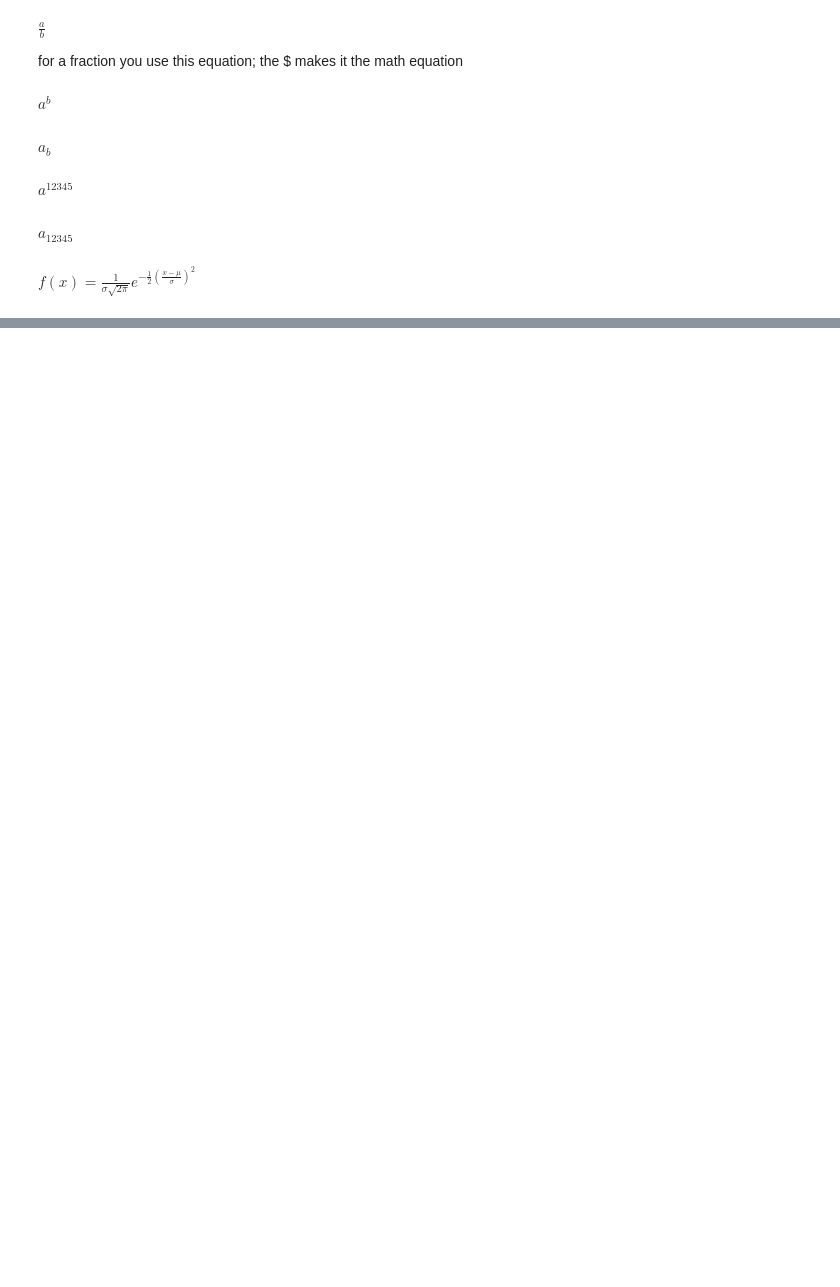
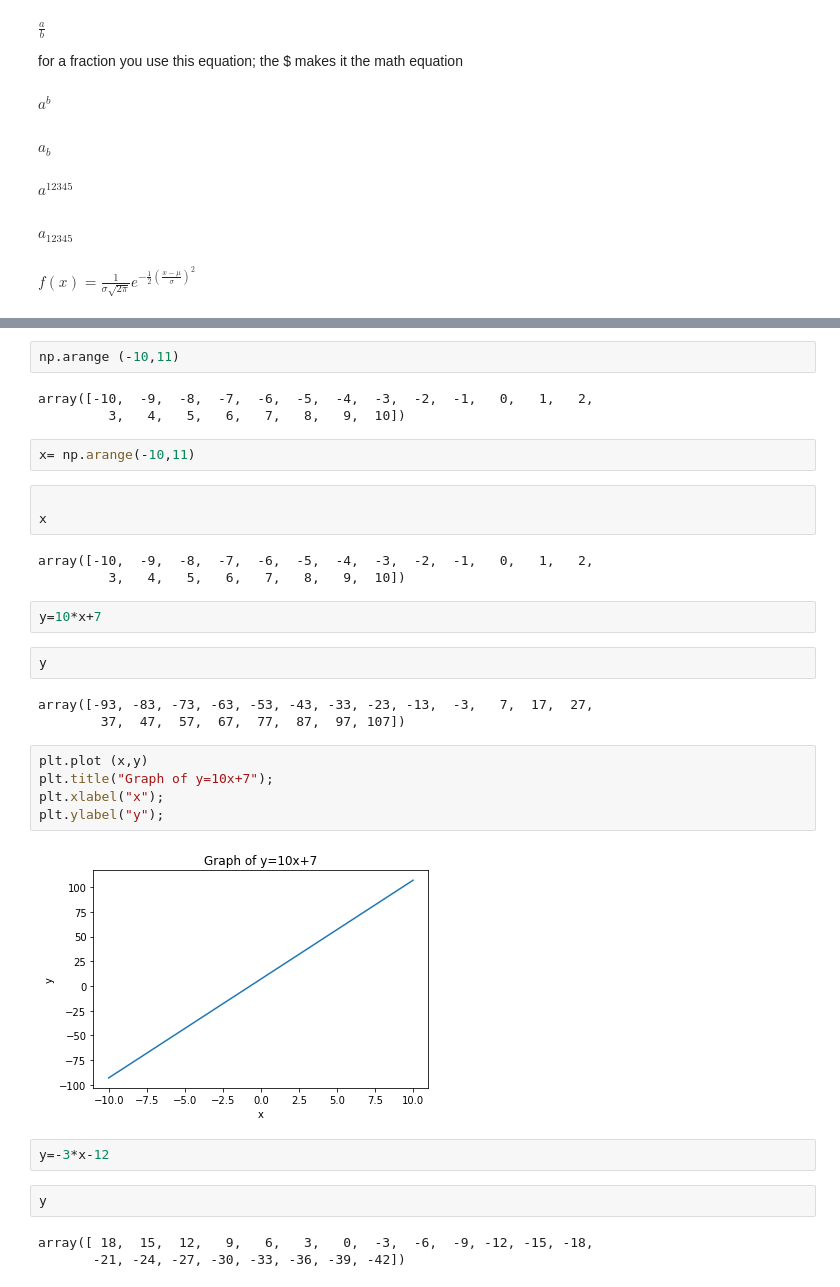
Before and after one commit to mdelvecchio2019/Stats2023fall, a Jupyter notebook: Stats2023_Delvecchiolab1.ipynb, the cells around one changed output, grey strips where cells are left out. Drawn from its saved outputs; the diff is of its cells as text; blank space fills up the shorter version.

```diff
--- a/Stats2023_Delvecchiolab1.ipynb
+++ b/Stats2023_Delvecchiolab1.ipynb
@@ -493,0 +501,34 @@ $f(x) = \frac{1}{\sigma\sqrt{2\pi}}e^{-\frac{1}{2}(\frac{x-\mu}{\sigma})^2}$
+# %%
+np.arange (-10,11)
+# %% [output]
+array([-10,  -9,  -8,  -7,  -6,  -5,  -4,  -3,  -2,  -1,   0,   1,   2,
+         3,   4,   5,   6,   7,   8,   9,  10])
+# %%
+x= np.arange(-10,11)
+# %%
+
+x
+# %% [output]
+array([-10,  -9,  -8,  -7,  -6,  -5,  -4,  -3,  -2,  -1,   0,   1,   2,
+         3,   4,   5,   6,   7,   8,   9,  10])
+# %%
+y=10*x+7
+# %%
+y
+# %% [output]
+array([-93, -83, -73, -63, -53, -43, -33, -23, -13,  -3,   7,  17,  27,
+        37,  47,  57,  67,  77,  87,  97, 107])
+# %%
+plt.plot (x,y)
+plt.title("Graph of y=10x+7");
+plt.xlabel("x");
+plt.ylabel("y");
+# %% [output]
+[figure, added]
+# %%
+y=-3*x-12
+# %%
+y
+# %% [output]
+array([ 18,  15,  12,   9,   6,   3,   0,  -3,  -6,  -9, -12, -15, -18,
+       -21, -24, -27, -30, -33, -36, -39, -42])
```
Also changed, not shown: parts of 12 cells of this notebook.
